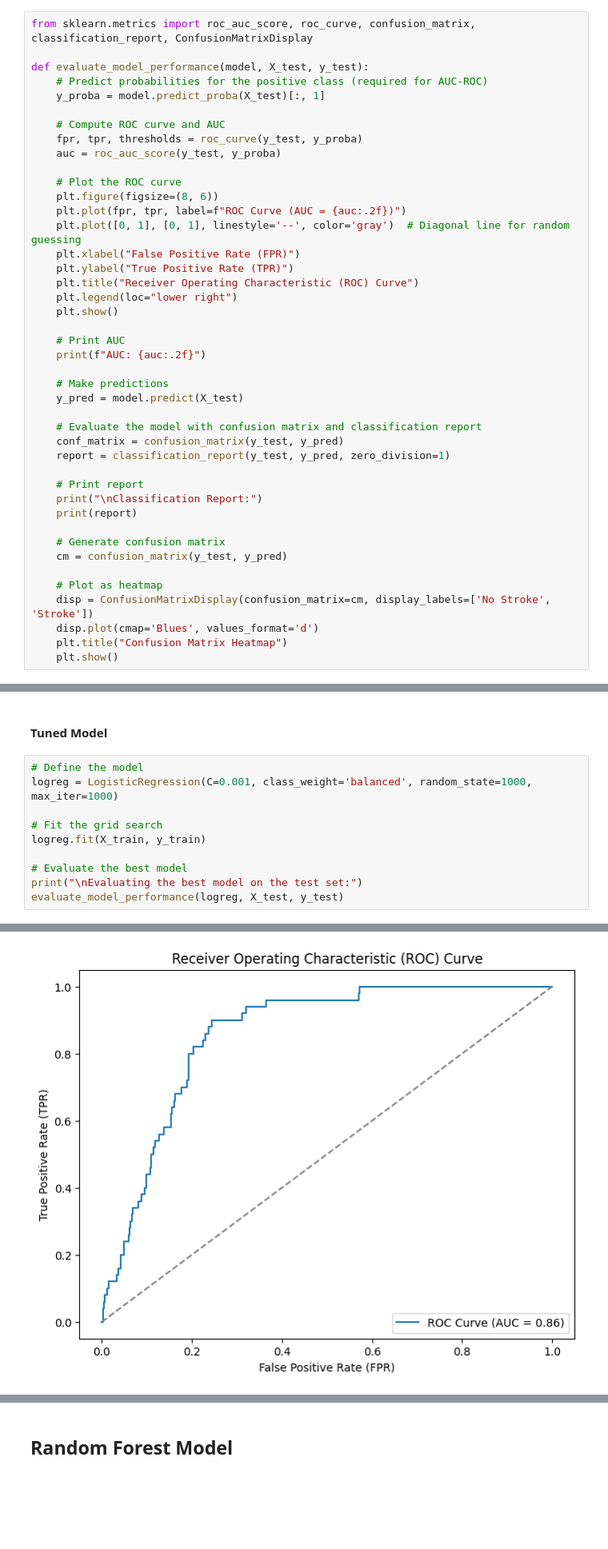
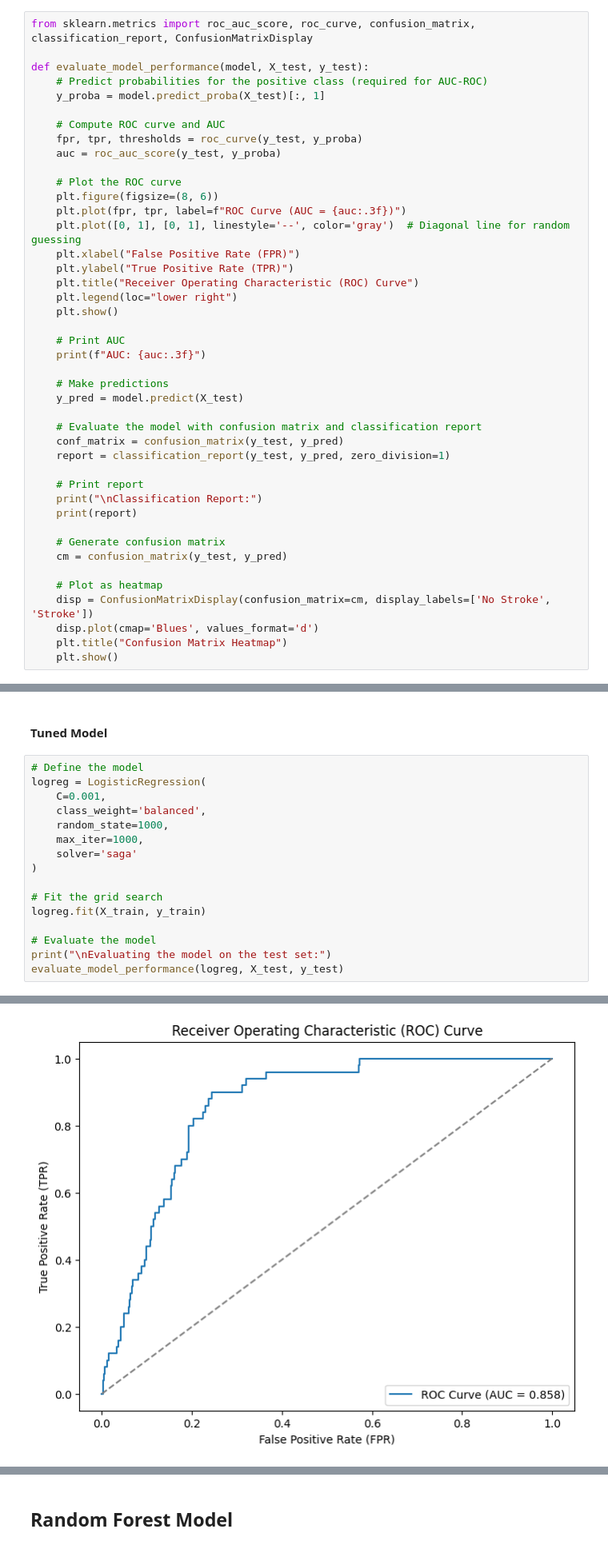
Before and after one commit to johnpospisil/stroke-prediction, a Jupyter notebook: stroke-prediction.ipynb, the cells around one changed output, grey strips where cells are left out. Shown at 80% size. Drawn from its saved outputs; the diff is of its cells as text; blank space fills up the shorter version.

```diff
--- a/stroke-prediction.ipynb
+++ b/stroke-prediction.ipynb
@@ -769,7 +769,7 @@ def evaluate_model_performance(model, X_test, y_test):
 
     # Plot the ROC curve
     plt.figure(figsize=(8, 6))
-    plt.plot(fpr, tpr, label=f"ROC Curve (AUC = {auc:.2f})")
+    plt.plot(fpr, tpr, label=f"ROC Curve (AUC = {auc:.3f})")
     plt.plot([0, 1], [0, 1], linestyle='--', color='gray')  # Diagonal line for random guessing
     plt.xlabel("False Positive Rate (FPR)")
     plt.ylabel("True Positive Rate (TPR)")
@@ -778,7 +778,7 @@ def evaluate_model_performance(model, X_test, y_test):
     plt.show()
 
     # Print AUC
-    print(f"AUC: {auc:.2f}")
+    print(f"AUC: {auc:.3f}")
 
     # Make predictions
     y_pred = model.predict(X_test)
@@ -837,12 +836,18 @@ weighted avg       0.94      0.76      0.83      1022
 #### Tuned Model
 # %%
 # Define the model
-logreg = LogisticRegression(C=0.001, class_weight='balanced', random_state=1000, max_iter=1000)
+logreg = LogisticRegression(
+    C=0.001,
+    class_weight='balanced',
+    random_state=1000,
+    max_iter=1000,
+    solver='saga'
+)
 
 # Fit the grid search
 logreg.fit(X_train, y_train)
 
-# Evaluate the best model
-print("\nEvaluating the best model on the test set:")
+# Evaluate the model
+print("\nEvaluating the model on the test set:")
 evaluate_model_performance(logreg, X_test, y_test)
 # %% [output]
@@ -850 +855 @@ Evaluating the best model on the test set:
-[figure, old version]
+[figure, new version]
```
Also changed, not shown: parts of 9 cells of this notebook.
